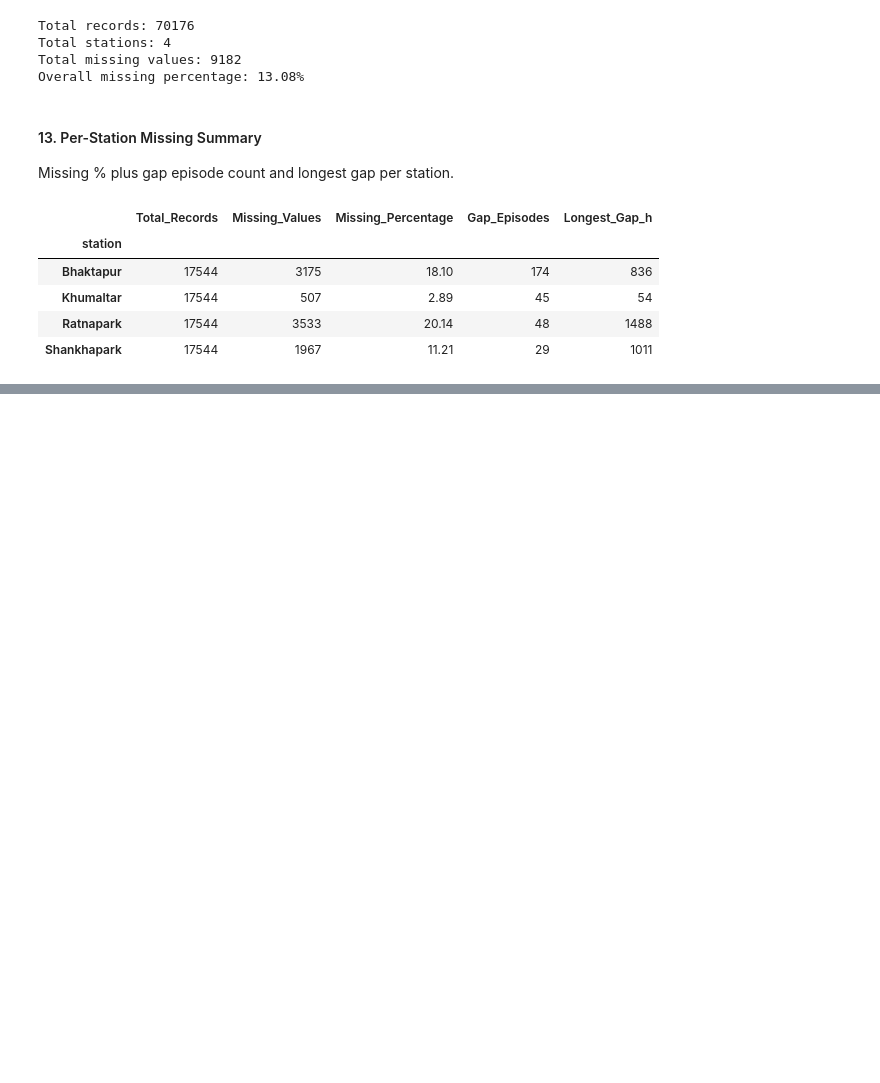
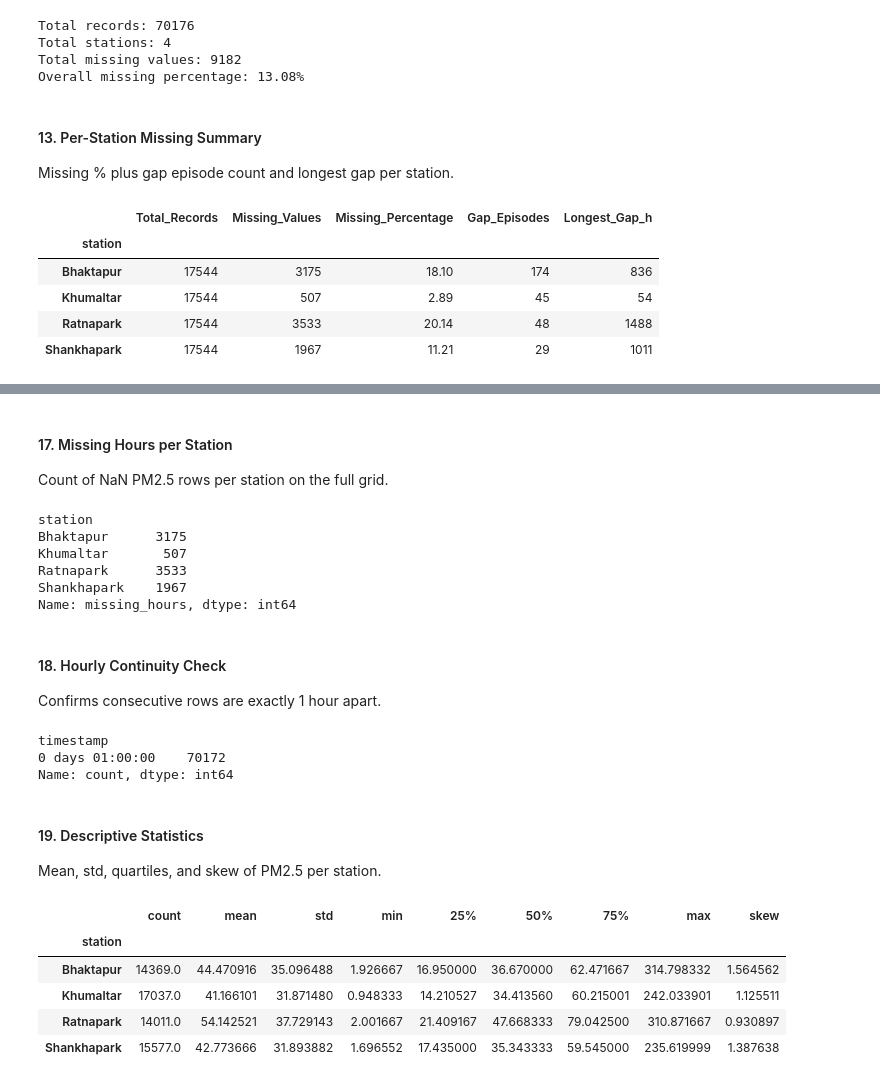
Before and after one commit to susmitahkhanal/kathmandu_pm25_forecasting, a Jupyter notebook: index.ipynb, the cells around one changed output, grey strips where cells are left out. Cells and saved outputs as stored; diff of their text form; code cells hidden in the pictures; blank space fills up the shorter version.

Commit message:
feat: add data quality checks and EDA (overview, duplicates, timestamp/continuity checks, sensor sanity, quality scorecard)

```diff
--- a/index.ipynb
+++ b/index.ipynb
@@ -256,0 +304,40 @@ station_summary
+# %% [markdown]
+#### 17. Missing Hours per Station
+
+Count of NaN PM2.5 rows per station on the full grid.
+# %%
+full_data = aqi_data.copy()
+full_data.groupby("station")[PM25_COL].apply(lambda s: s.isna().sum()).rename("missing_hours")
+# %% [output]
+station
+Bhaktapur      3175
+Khumaltar       507
+Ratnapark      3533
+Shankhapark    1967
+Name: missing_hours, dtype: int64
+# %% [markdown]
+#### 18. Hourly Continuity Check
+
+Confirms consecutive rows are exactly 1 hour apart.
+# %%
+gaps = full_data.groupby("station")["timestamp"].diff()
+gaps.value_counts().head(5)
+# %% [output]
+timestamp
+0 days 01:00:00    70172
+Name: count, dtype: int64
+# %% [markdown]
+#### 19. Descriptive Statistics
+
+Mean, std, quartiles, and skew of PM2.5 per station.
+# %%
+desc = aqi_data.groupby("station")[PM25_COL].describe()
+desc["skew"] = aqi_data.groupby("station")[PM25_COL].apply(lambda s: stats.skew(s.dropna()))
+desc
+# %% [output]
+|  | count | mean | std | min | 25% | 50% | 75% | max | skew |
+| station |  |  |  |  |  |  |  |  |  |
+| Bhaktapur | 14369.0 | 44.470916 | 35.096488 | 1.926667 | 16.950000 | 36.670000 | 62.471667 | 314.798332 | 1.564562 |
+| Khumaltar | 17037.0 | 41.166101 | 31.871480 | 0.948333 | 14.210527 | 34.413560 | 60.215001 | 242.033901 | 1.125511 |
+| Ratnapark | 14011.0 | 54.142521 | 37.729143 | 2.001667 | 21.409167 | 47.668333 | 79.042500 | 310.871667 | 0.930897 |
+| Shankhapark | 15577.0 | 42.773666 | 31.893882 | 1.696552 | 17.435000 | 35.343333 | 59.545000 | 235.619999 | 1.387638 |
```
Also changed, not shown: parts of 12 cells of this notebook.
